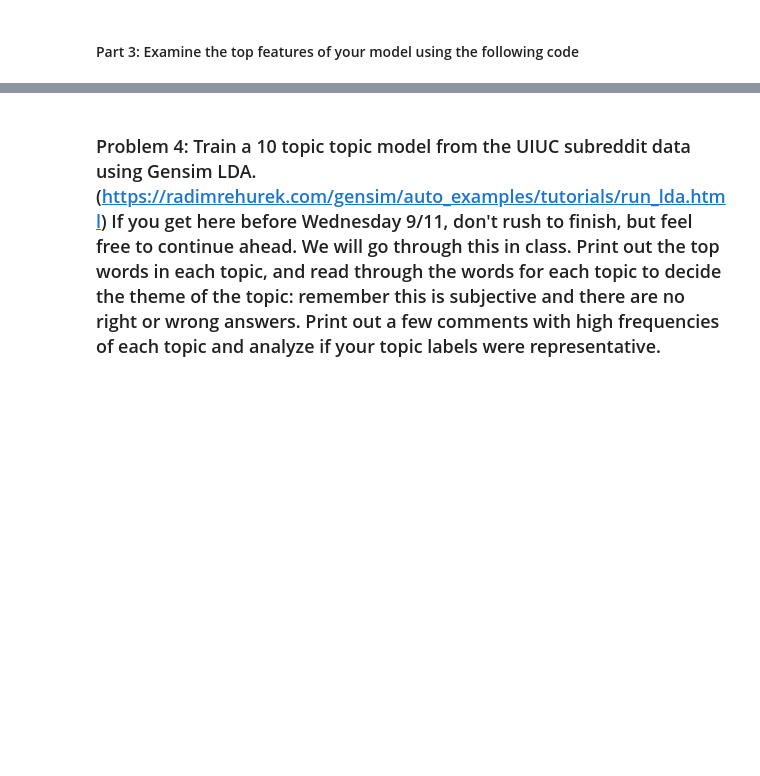
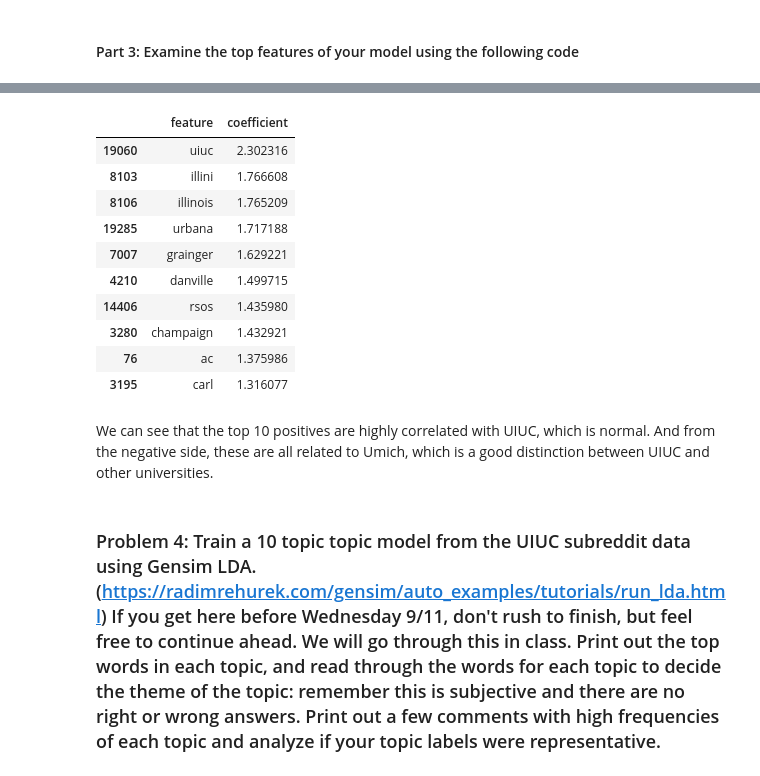
Before and after one commit to qyye11/project1-counting-words, a Jupyter notebook: project1.ipynb, the cells around one changed output, grey strips where cells are left out. Saved outputs shown, nothing was run; the diff lists cells and outputs as text; code cells hidden in the pictures; blank space fills up the shorter version.

```diff
--- a/project1.ipynb
+++ b/project1.ipynb
@@ -344,4 +439,20 @@ AttributeError: 'csr_matrix' object has no attribute 'columns'
+# %%
+top_10_positive
+# %% [output]
+|  | feature | coefficient |
+| 19060 | uiuc | 2.302316 |
+| 8103 | illini | 1.766608 |
+| 8106 | illinois | 1.765209 |
+| 19285 | urbana | 1.717188 |
+| 7007 | grainger | 1.629221 |
+| 4210 | danville | 1.499715 |
+| 14406 | rsos | 1.435980 |
+| 3280 | champaign | 1.432921 |
+| 76 | ac | 1.375986 |
+| 3195 | carl | 1.316077 |
 # %%
 #examine these words and see if they make sense. Do they differentiate UIUC from another university?
+# %% [markdown]
+We can see that the top 10 positives are highly correlated with UIUC, which is normal. And from the negative side, these are all related to Umich, which is a good distinction between UIUC and other universities.
 # %% [markdown]
 ### Problem 4: Train a 10 topic topic model from the UIUC subreddit data using Gensim LDA. (https://radimrehurek.com/gensim/auto_examples/tutorials/run_lda.html) If you get here before Wednesday 9/11, don't rush to finish, but feel free to continue ahead. We will go through this in class. Print out the top words in each topic, and read through the words for each topic to decide the theme of the topic: remember this is subjective and there are no right or wrong answers. Print out a few comments with high frequencies of each topic and analyze if your topic labels were representative.
```
Also changed, not shown: parts of 13 cells of this notebook.
